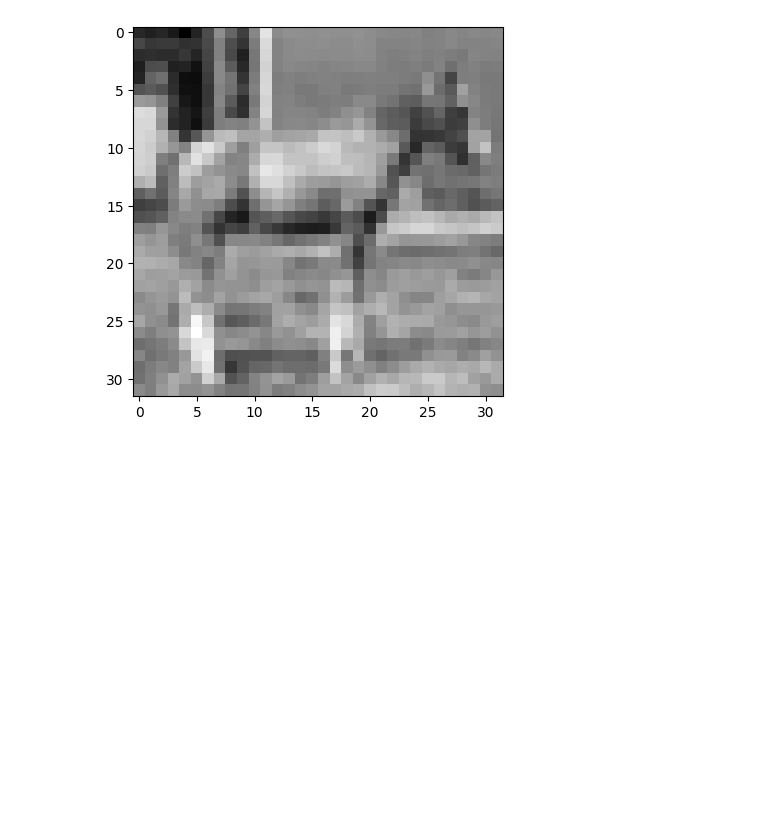
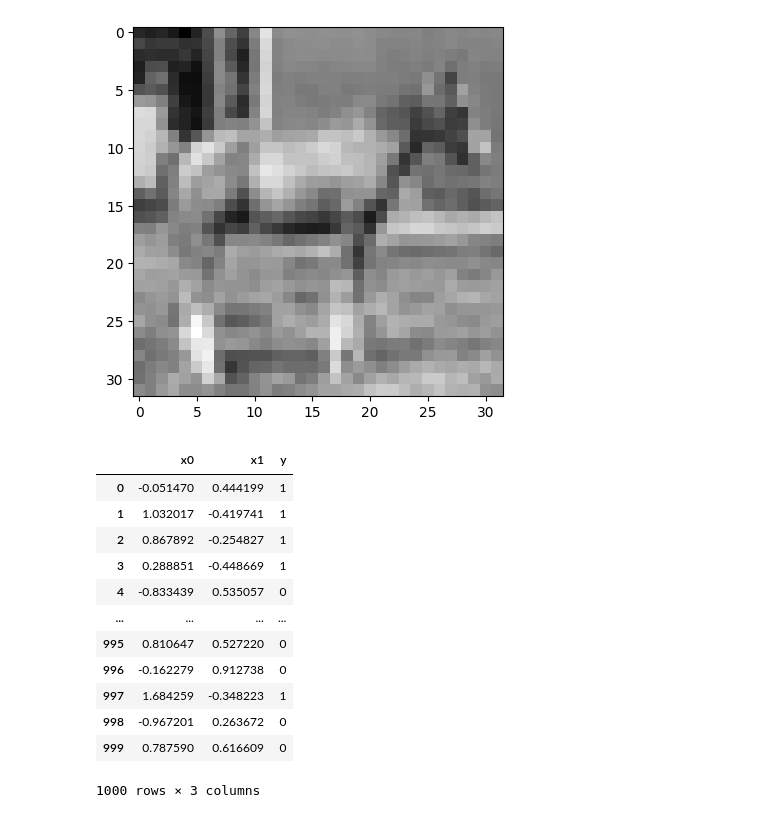
Before and after one commit to abdulquawiyy-owolabi/Deep-Learning, a Jupyter notebook: Deep_Learning_Week_1.ipynb, the cells around one changed output. Drawn from its saved outputs; the diff is of its cells as text; code cells hidden in the pictures; blank space fills up the shorter version.

```diff
--- a/Deep_Learning_Week_1.ipynb
+++ b/Deep_Learning_Week_1.ipynb
@@ -471,3 +471,25 @@ def my_data_load():
 data = my_data_load()
 # %% [output]
 [figure]
+# %%
+from sklearn.datasets import make_moons
+
+X,y = make_moons(n_samples=1000, noise=0.1, random_state=42)
+df = pd.DataFrame(dict(x0=X[:,0], x1=X[:,1], y=y))
+df.to_csv('data.csv', index=False)
+# %%
+df
+# %% [output]
+|  | x0 | x1 | y |
+| 0 | -0.051470 | 0.444199 | 1 |
+| 1 | 1.032017 | -0.419741 | 1 |
+| 2 | 0.867892 | -0.254827 | 1 |
+| 3 | 0.288851 | -0.448669 | 1 |
+| 4 | -0.833439 | 0.535057 | 0 |
+| ... | ... | ... | ... |
+| 995 | 0.810647 | 0.527220 | 0 |
+| 996 | -0.162279 | 0.912738 | 0 |
+| 997 | 1.684259 | -0.348223 | 1 |
+| 998 | -0.967201 | 0.263672 | 0 |
+| 999 | 0.787590 | 0.616609 | 0 |
+1000 rows × 3 columns
```
Also changed, not shown: parts of 29 cells of this notebook.
